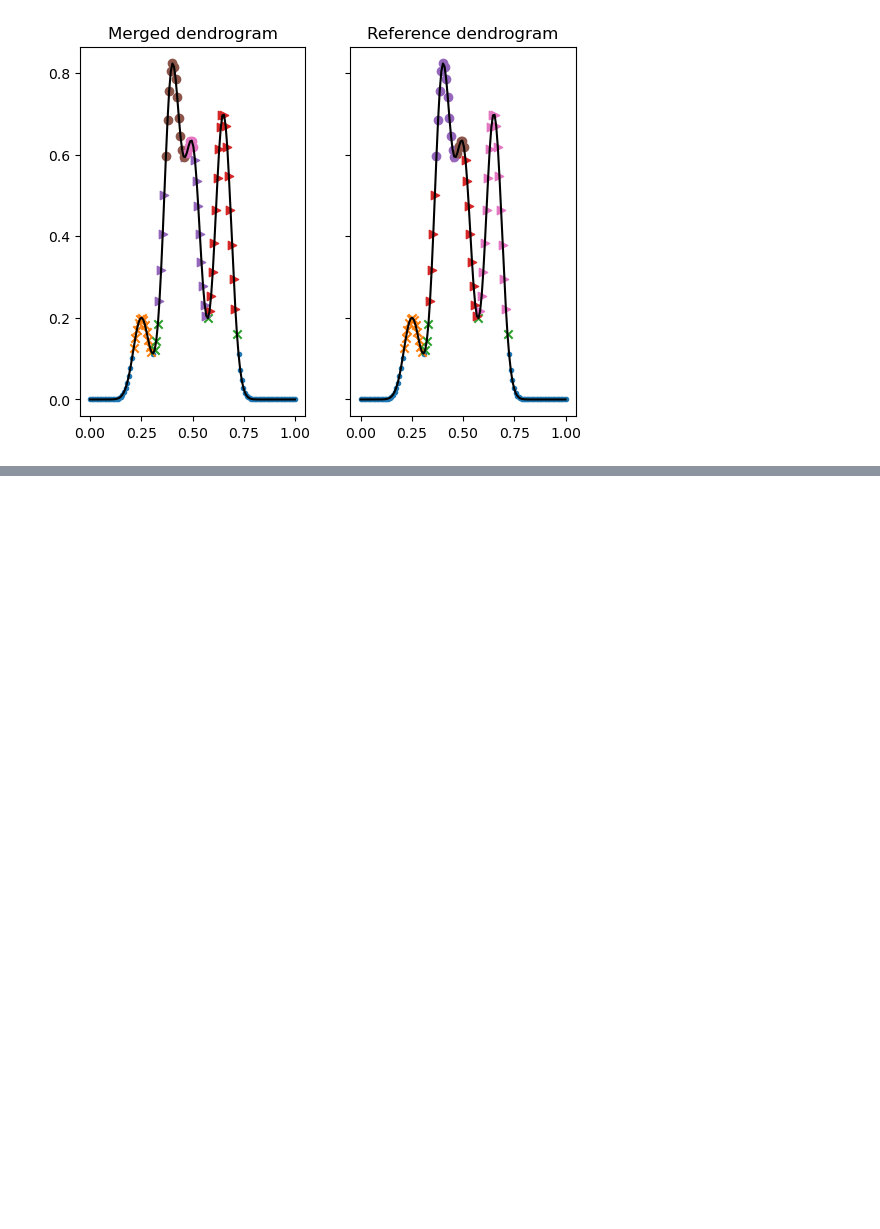
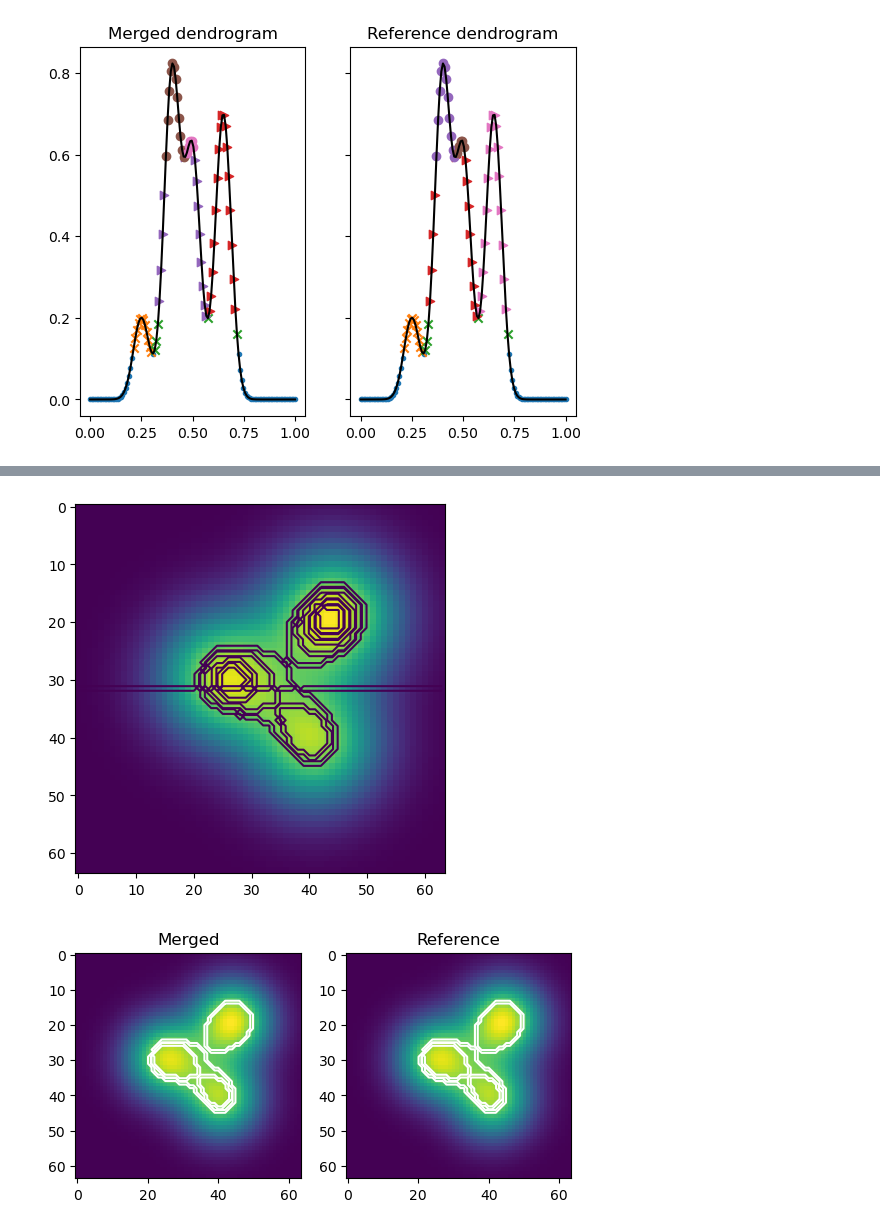
Before and after one commit to brownbaerchen/dendrogram, a Jupyter notebook: notebooks/merge_adjacent_dendrograms.ipynb, the cells around one changed output, grey strips where cells are left out. Saved outputs shown, nothing was run; the diff lists cells and outputs as text; code cells hidden in the pictures; blank space fills up the shorter version.

```diff
--- a/notebooks/merge_adjacent_dendrograms.ipynb
+++ b/notebooks/merge_adjacent_dendrograms.ipynb
@@ -232,3 +279,43 @@ Success!
+# %%
+# gather all structures
+all_structures = []
+for dendrogram in local_dendrograms:
+    all_structures += [me for me in dendrogram.all_structures]
+
+# isolate critical parts from structures
+indices = [structure._indices for structure in all_structures]
+values = [structure._values for structure in all_structures]
+local_extrema = DistributedDendrogram.get_local_extrema(values)
+
+# chunk data
+chunks = DistributedDendrogram.chunk_local_structures(indices, values, local_extrema)
+chunks = DistributedDendrogram.sort_chunks(chunks, data)
+# %%
+fig, ax = plt.subplots()
+ax.imshow(data, **kwargs)
+for chunk in chunks:
+    _data = np.zeros_like(data)
+    _data[*chunk.T] = 10
+    ax.contour(_data, levels=[1.])
+
+merged_dendrogram = DistributedDendrogram.merge_chunks(chunks, data)
+
+fig, axs = plt.subplots(1, 2)
+axs[0].imshow(data, **kwargs)
+axs[0].set_title('Merged')
+for structure in merged_dendrogram.all_structures:
+    _data = np.zeros_like(data)
+    _data[*np.array(structure._indices).T] = 10
+    axs[0].contour(_data, levels=[1.], colors=['white'])
+axs[1].imshow(data, **kwargs)
+axs[1].set_title('Reference')
+for structure in reference_dendrogram.all_structures:
+    _data = np.zeros_like(data)
+    _data[*np.array(structure._indices).T] = 10
+    axs[1].contour(_data, levels=[1.], colors=['white'])
+# %% [output]
+[figure, added]
+[figure, added]
 # %%
 if __name__ == "__main__":
     plt.show()
```
Also changed, not shown: parts of 3 cells of this notebook, 3 other files.
